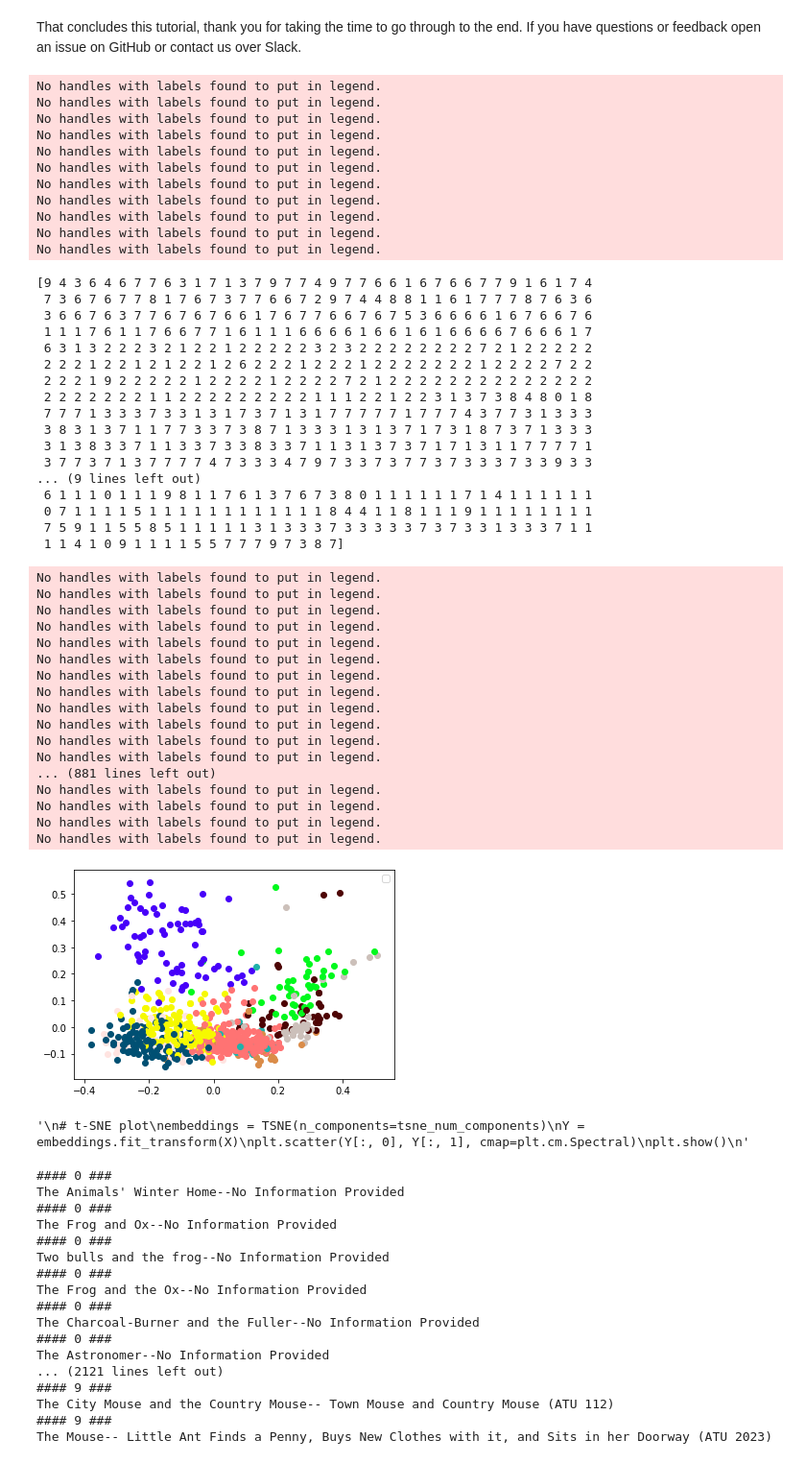
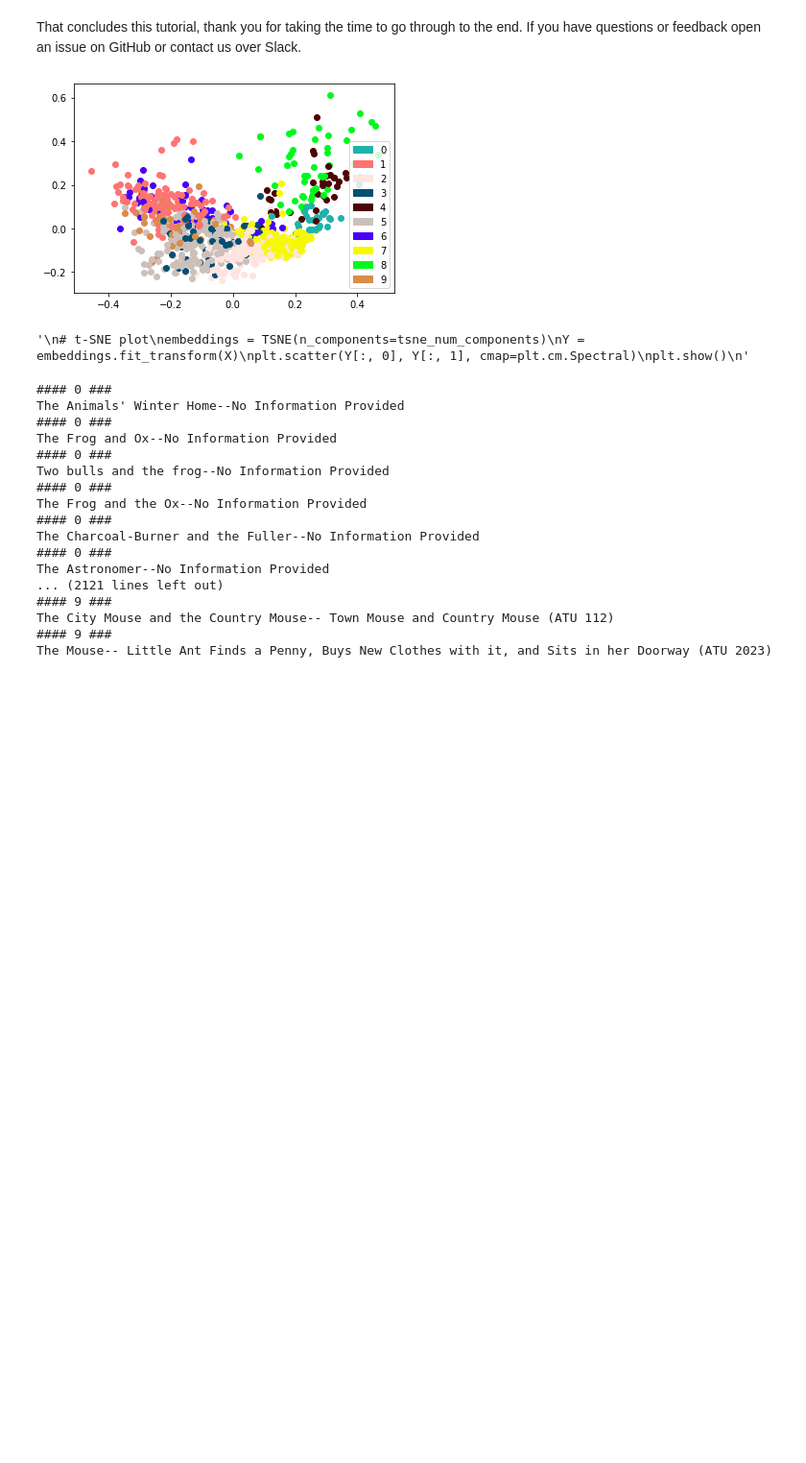
Before and after one commit to SouthernMethodistUniversity/DHRI_python, a Jupyter notebook: textmining_python.ipynb, the cells around one changed output. Shown at 96% size. Saved outputs shown, nothing was run; the diff lists cells and outputs as text; code cells hidden in the pictures; blank space fills up the shorter version.

Commit message:
Fixed legend

```diff
--- a/textmining_python.ipynb
+++ b/textmining_python.ipynb
@@ -934,83 +932,42 @@ clustering_model = KMeans(
     n_clusters=num_clusters,
     max_iter=max_iterations,
     precompute_distances="auto",
     n_jobs=-1
 )
 
 labels = clustering_model.fit_predict(tf_idf_matrix)
-print(labels)
+#print(labels)
 
 X = tf_idf_matrix.todense()
 
 # ----------------------------------------------------------------------------------------------------------------------
 
 reduced_data = PCA(n_components=pca_num_components).fit_transform(X)
-# print reduced_data
+# print(reduced_data)
+
+import matplotlib.patches as mpatches
+legendlist=[mpatches.Patch(color=labels_color_map[key],label=str(key))for key in labels_color_map.keys()]
 
 fig, ax = plt.subplots()
 for index, instance in enumerate(reduced_data):
-    # print instance, index, labels[index]
+    #print(instance, index, labels[index])
     pca_comp_1, pca_comp_2 = reduced_data[index]
     color = labels_color_map[labels[index]]
     ax.scatter(pca_comp_1, pca_comp_2, c=color)
+plt.legend(handles=legendlist)
 plt.show()
 
 
 '''
 # t-SNE plot
 embeddings = TSNE(n_components=tsne_num_components)
 Y = embeddings.fit_transform(X)
 plt.scatter(Y[:, 0], Y[:, 1], cmap=plt.cm.Spectral)
 plt.show()
 '''
 # %% [output]
+[figure, new version]
-No handles with labels found to put in legend.
-No handles with labels found to put in legend.
-No handles with labels found to put in legend.
-No handles with labels found to put in legend.
-No handles with labels found to put in legend.
-No handles with labels found to put in legend.
-No handles with labels found to put in legend.
-No handles with labels found to put in legend.
-No handles with labels found to put in legend.
-No handles with labels found to put in legend.
-No handles with labels found to put in legend.
+'\n# t-SNE plot\nembeddings = TSNE(n_components=tsne_num_components)\nY = embeddings.fit_transform(X)\nplt.scatter(Y[:, 0], Y[:, 1], cmap=plt.cm.Spectral)\nplt.show()\n'
-[9 4 3 6 4 6 7 7 6 3 1 7 1 3 7 9 7 7 4 9 7 7 6 6 1 6 7 6 6 7 7 9 1 6 1 7 4
- 7 3 6 7 6 7 7 8 1 7 6 7 3 7 7 6 6 7 2 9 7 4 4 8 8 1 1 6 1 7 7 7 8 7 6 3 6
- 3 6 6 7 6 3 7 7 6 7 6 7 6 6 1 7 6 7 7 6 6 7 6 7 5 3 6 6 6 6 1 6 7 6 6 7 6
- 1 1 1 7 6 1 1 7 6 6 7 7 1 6 1 1 1 6 6 6 6 1 6 6 1 6 1 6 6 6 6 7 6 6 6 1 7
- 6 3 1 3 2 2 2 3 2 1 2 2 1 2 2 2 2 2 3 2 3 2 2 2 2 2 2 2 2 7 2 1 2 2 2 2 2
- 2 2 2 1 2 2 1 2 1 2 2 1 2 6 2 2 2 1 2 2 2 1 2 2 2 2 2 2 2 1 2 2 2 2 7 2 2
- 2 2 2 1 9 2 2 2 2 2 1 2 2 2 2 1 2 2 2 2 7 2 1 2 2 2 2 2 2 2 2 2 2 2 2 2 2
- 2 2 2 2 2 2 2 1 1 2 2 2 2 2 2 2 2 2 1 1 1 2 2 1 2 2 3 1 3 7 3 8 4 8 0 1 8
- 7 7 7 1 3 3 3 7 3 3 1 3 1 7 3 7 1 3 1 7 7 7 7 7 1 7 7 7 4 3 7 7 3 1 3 3 3
- 3 8 3 1 3 7 1 1 7 7 3 3 7 3 8 7 1 3 3 3 1 3 1 3 7 1 7 3 1 8 7 3 7 1 3 3 3
- 3 1 3 8 3 3 7 1 1 3 3 7 3 3 8 3 3 7 1 1 3 1 3 7 3 7 1 7 1 3 1 1 7 7 7 7 1
- 3 7 7 3 7 1 3 7 7 7 7 4 7 3 3 3 4 7 9 7 3 3 7 3 7 7 3 7 3 3 3 7 3 3 9 3 3
-... (9 lines left out)
- 6 1 1 1 0 1 1 1 9 8 1 1 7 6 1 3 7 6 7 3 8 0 1 1 1 1 1 1 7 1 4 1 1 1 1 1 1
- 0 7 1 1 1 1 5 1 1 1 1 1 1 1 1 1 1 1 1 8 4 4 1 1 8 1 1 1 9 1 1 1 1 1 1 1 1
- 7 5 9 1 1 5 5 8 5 1 1 1 1 1 3 1 3 3 3 7 3 3 3 3 3 7 3 7 3 3 1 3 3 3 7 1 1
- 1 1 4 1 0 9 1 1 1 1 5 5 7 7 7 9 7 3 8 7]
-No handles with labels found to put in legend.
-No handles with labels found to put in legend.
-No handles with labels found to put in legend.
-No handles with labels found to put in legend.
-No handles with labels found to put in legend.
-No handles with labels found to put in legend.
-No handles with labels found to put in legend.
-No handles with labels found to put in legend.
-No handles with labels found to put in legend.
-No handles with labels found to put in legend.
-No handles with labels found to put in legend.
-No handles with labels found to put in legend.
-... (881 lines left out)
-No handles with labels found to put in legend.
-No handles with labels found to put in legend.
-No handles with labels found to put in legend.
-No handles with labels found to put in legend.
-[figure, old version]
-'\n# t-SNE plot\nembeddings = TSNE(n_components=tsne_num_components)\nY = embeddings.fit_transform(X)\nplt.scatter(Y[:, 0], Y[:, 1], cmap=plt.cm.Spectral)\nplt.show()\n'
 # %%
 tfidf_test = tf1.sort_values(by='tfidf', ascending=False)[:1000]
 # %%
```
Also changed, not shown: parts of 1 cell of this notebook.
